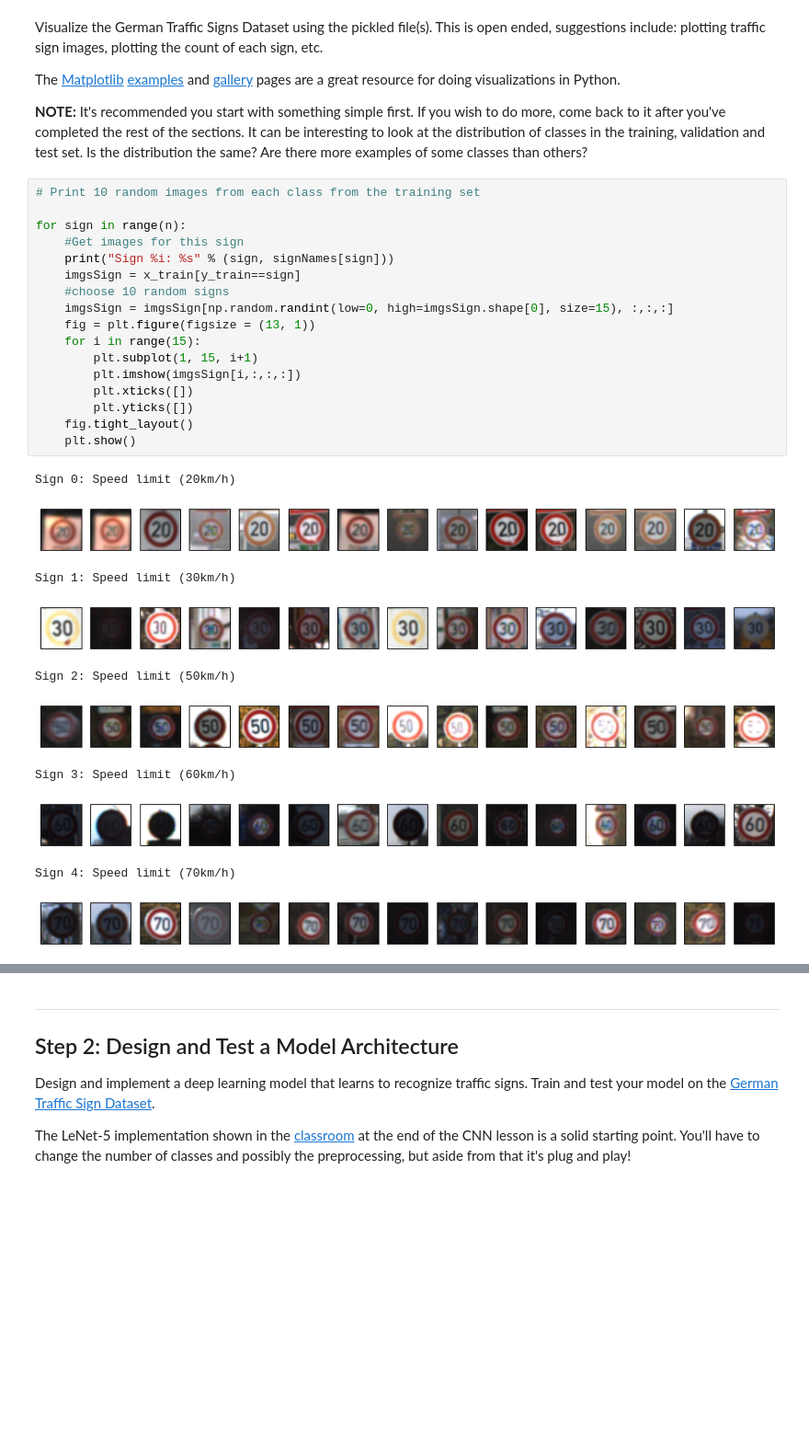
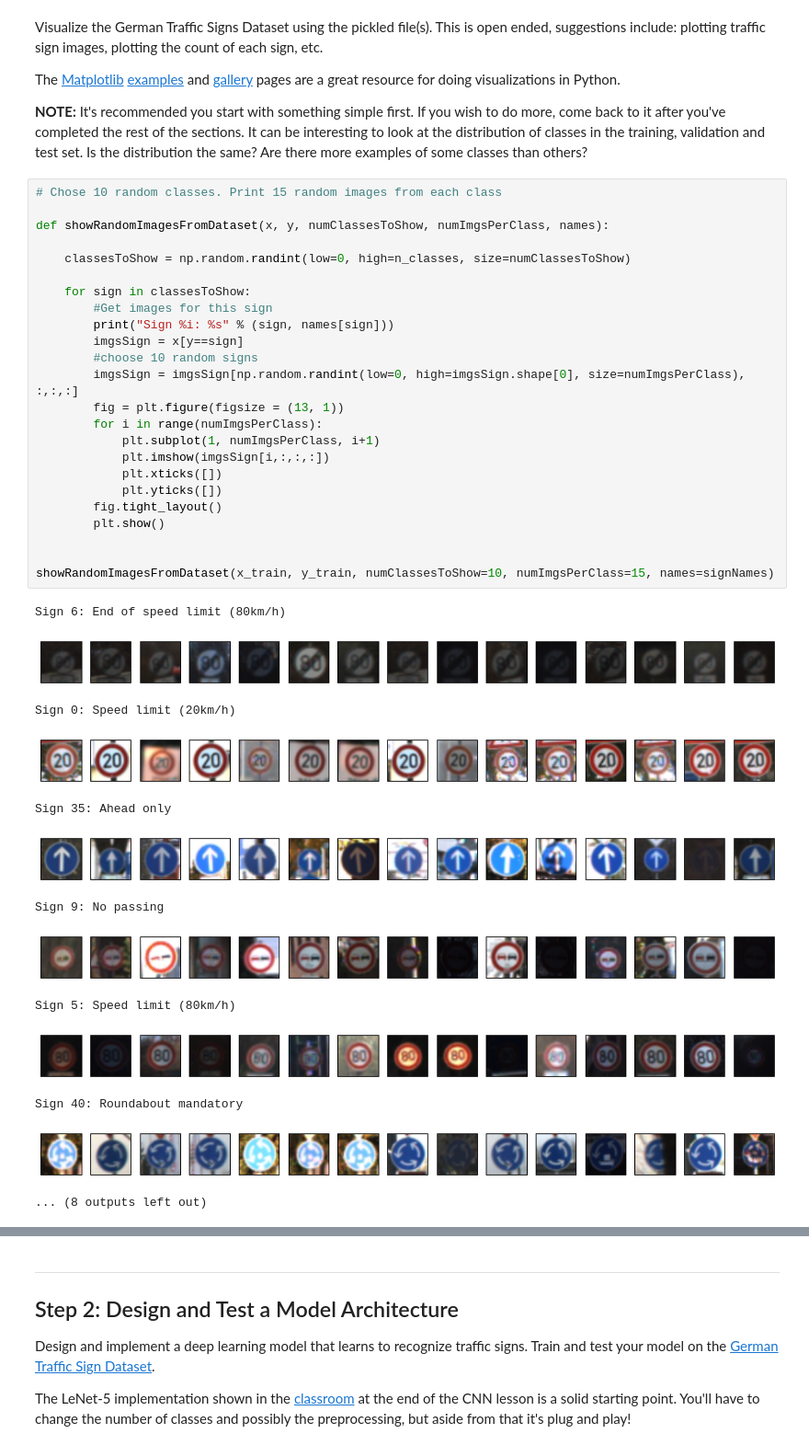
Before and after one commit to precyon/Traffic-Sign-Classifier, a Jupyter notebook: Traffic_Sign_Classifier.ipynb, the cells around one changed output, grey strips where cells are left out. Shown at 92% size. Saved outputs shown, nothing was run; the diff lists cells and outputs as text; blank space fills up the shorter version.

```diff
--- a/Traffic_Sign_Classifier.ipynb
+++ b/Traffic_Sign_Classifier.ipynb
@@ -98,33 +98,43 @@ The [Matplotlib](http://matplotlib.org/) [examples](http://matplotlib.org/exampl
 
 **NOTE:** It's recommended you start with something simple first. If you wish to do more, come back to it after you've completed the rest of the sections. It can be interesting to look at the distribution of classes in the training, validation and test set. Is the distribution the same? Are there more examples of some classes than others?
 # %%
-# Print 10 random images from each class from the training set
+# Chose 10 random classes. Print 15 random images from each class
 
-for sign in range(n):
-    #Get images for this sign
-    print("Sign %i: %s" % (sign, signNames[sign]))
-    imgsSign = x_train[y_train==sign]
-    #choose 10 random signs
-    imgsSign = imgsSign[np.random.randint(low=0, high=imgsSign.shape[0], size=15), :,:,:]
-    fig = plt.figure(figsize = (13, 1))
-    for i in range(15):
-        plt.subplot(1, 15, i+1)
-        plt.imshow(imgsSign[i,:,:,:])
-        plt.xticks([])
-        plt.yticks([])
-    fig.tight_layout()
-    plt.show()
+def showRandomImagesFromDataset(x, y, numClassesToShow, numImgsPerClass, names):
+
+    classesToShow = np.random.randint(low=0, high=n_classes, size=numClassesToShow)
+
+    for sign in classesToShow:
+        #Get images for this sign
+        print("Sign %i: %s" % (sign, names[sign]))
+        imgsSign = x[y==sign]
+        #choose 10 random signs
+        imgsSign = imgsSign[np.random.randint(low=0, high=imgsSign.shape[0], size=numImgsPerClass), :,:,:]
+        fig = plt.figure(figsize = (13, 1))
+        for i in range(numImgsPerClass):
+            plt.subplot(1, numImgsPerClass, i+1)
+            plt.imshow(imgsSign[i,:,:,:])
+            plt.xticks([])
+            plt.yticks([])
+        fig.tight_layout()
+        plt.show()
+
+
+showRandomImagesFromDataset(x_train, y_train, numClassesToShow=10, numImgsPerClass=15, names=signNames)
 # %% [output]
-Sign 0: Speed limit (20km/h)
+Sign 6: End of speed limit (80km/h)
-[figure, old version]
+[figure, new version]
-Sign 1: Speed limit (30km/h)
+Sign 0: Speed limit (20km/h)
-[figure, old version]
+[figure, new version]
-Sign 2: Speed limit (50km/h)
+Sign 35: Ahead only
-[figure, old version]
+[figure, new version]
-Sign 3: Speed limit (60km/h)
+Sign 9: No passing
-[figure, old version]
+[figure, new version]
-Sign 4: Speed limit (70km/h)
+Sign 5: Speed limit (80km/h)
-[figure, old version]
+[figure, new version]
+Sign 40: Roundabout mandatory
+[figure, added]
+... (8 outputs left out)
 # %%
 #Distributions of the training, validation and the test sets
 
```
Also changed, not shown: parts of 4 cells of this notebook.
